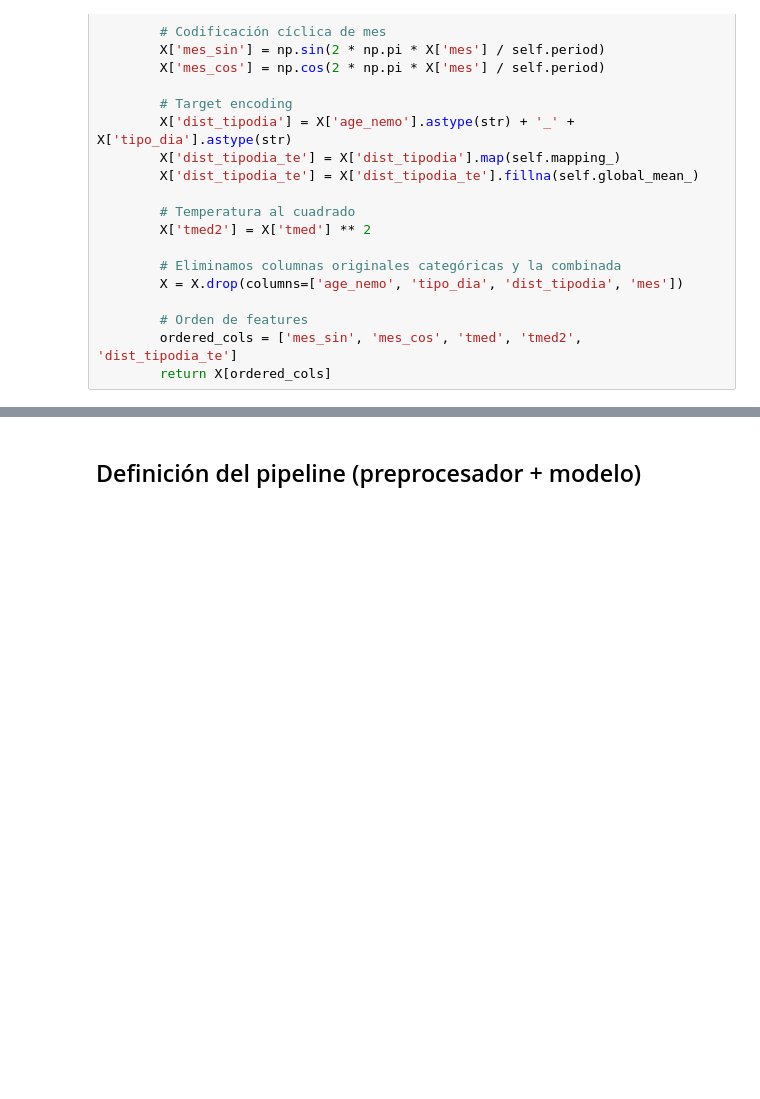
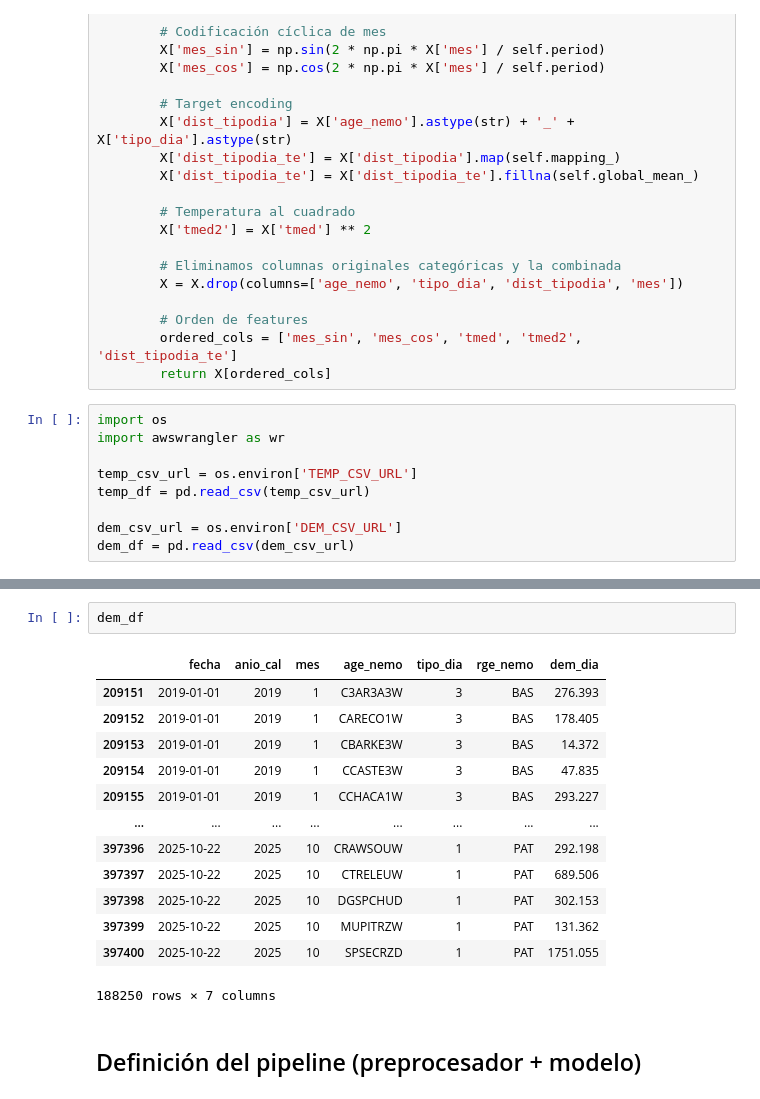
Before and after one commit to alexisbarnique/amq2-service-ml, a Jupyter notebook: modelo_base/experimento_modelo.ipynb, the cells around one changed output, grey strips where cells are left out. Saved outputs shown, nothing was run; the diff lists cells and outputs as text; blank space fills up the shorter version.

```diff
--- a/modelo_base/experimento_modelo.ipynb
+++ b/modelo_base/experimento_modelo.ipynb
@@ -145,3 +145,12 @@ class DemandPreprocessor(BaseEstimator, TransformerMixin):
         # Orden de features
         ordered_cols = ['mes_sin', 'mes_cos', 'tmed', 'tmed2', 'dist_tipodia_te']
         return X[ordered_cols]
+# %%
+import os
+import awswrangler as wr
+
+temp_csv_url = os.environ['TEMP_CSV_URL']
+temp_df = pd.read_csv(temp_csv_url)
+
+dem_csv_url = os.environ['DEM_CSV_URL']
+dem_df = pd.read_csv(dem_csv_url)
@@ -148,3 +214,19 @@ class DemandPreprocessor(BaseEstimator, TransformerMixin):
+# %%
+dem_df
+# %% [output]
+|  | fecha | anio_cal | mes | age_nemo | tipo_dia | rge_nemo | dem_dia |
+| 209151 | 2019-01-01 | 2019 | 1 | C3AR3A3W | 3 | BAS | 276.393 |
+| 209152 | 2019-01-01 | 2019 | 1 | CARECO1W | 3 | BAS | 178.405 |
+| 209153 | 2019-01-01 | 2019 | 1 | CBARKE3W | 3 | BAS | 14.372 |
+| 209154 | 2019-01-01 | 2019 | 1 | CCASTE3W | 3 | BAS | 47.835 |
+| 209155 | 2019-01-01 | 2019 | 1 | CCHACA1W | 3 | BAS | 293.227 |
+| ... | ... | ... | ... | ... | ... | ... | ... |
+| 397396 | 2025-10-22 | 2025 | 10 | CRAWSOUW | 1 | PAT | 292.198 |
+| 397397 | 2025-10-22 | 2025 | 10 | CTRELEUW | 1 | PAT | 689.506 |
+| 397398 | 2025-10-22 | 2025 | 10 | DGSPCHUD | 1 | PAT | 302.153 |
+| 397399 | 2025-10-22 | 2025 | 10 | MUPITRZW | 1 | PAT | 131.362 |
+| 397400 | 2025-10-22 | 2025 | 10 | SPSECRZD | 1 | PAT | 1751.055 |
+188250 rows × 7 columns
 # %% [markdown]
 ## Definición del pipeline (preprocesador + modelo)
 # %%
```
Also changed, not shown: parts of 6 cells of this notebook, 10 other files.
